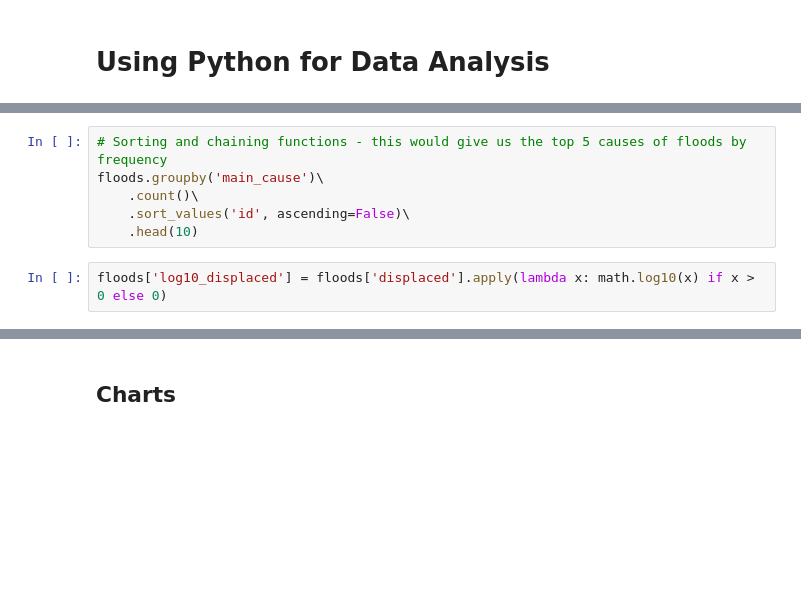
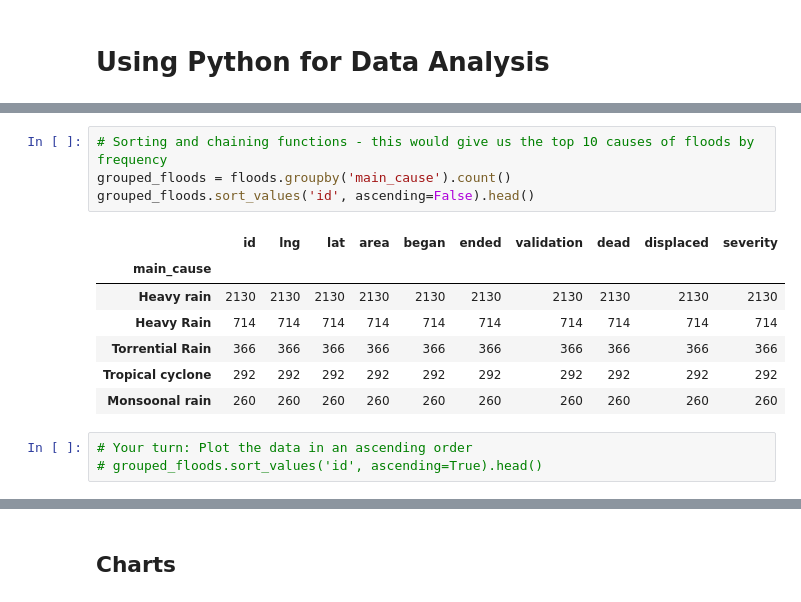
Before and after one commit to ajduberstein/uc_davis_workshop, a Jupyter notebook: Python for Data Analysis.ipynb, the cells around one changed output, grey strips where cells are left out. Drawn from its saved outputs; the diff is of its cells as text; blank space fills up the shorter version.

```diff
--- a/Python for Data Analysis.ipynb
+++ b/Python for Data Analysis.ipynb
@@ -44,8 +188,15 @@ floods.groupby('main_cause').count().head()
 # %%
-# Sorting and chaining functions - this would give us the top 5 causes of floods by frequency
-floods.groupby('main_cause')\
-    .count()\
-    .sort_values('id', ascending=False)\
-    .head(10)
+# Sorting and chaining functions - this would give us the top 10 causes of floods by frequency
+grouped_floods = floods.groupby('main_cause').count()
+grouped_floods.sort_values('id', ascending=False).head()
+# %% [output]
+|  | id | lng | lat | area | began | ended | validation | dead | displaced | severity |
+| main_cause |  |  |  |  |  |  |  |  |  |  |
+| Heavy rain | 2130 | 2130 | 2130 | 2130 | 2130 | 2130 | 2130 | 2130 | 2130 | 2130 |
+| Heavy Rain | 714 | 714 | 714 | 714 | 714 | 714 | 714 | 714 | 714 | 714 |
+| Torrential Rain | 366 | 366 | 366 | 366 | 366 | 366 | 366 | 366 | 366 | 366 |
+| Tropical cyclone | 292 | 292 | 292 | 292 | 292 | 292 | 292 | 292 | 292 | 292 |
+| Monsoonal rain | 260 | 260 | 260 | 260 | 260 | 260 | 260 | 260 | 260 | 260 |
-# %%
-floods['log10_displaced'] = floods['displaced'].apply(lambda x: math.log10(x) if x > 0 else 0)
+# %%
+# Your turn: Plot the data in an ascending order
+# grouped_floods.sort_values('id', ascending=True).head()
```
Also changed, not shown: parts of 44 cells of this notebook, 1 other file.
